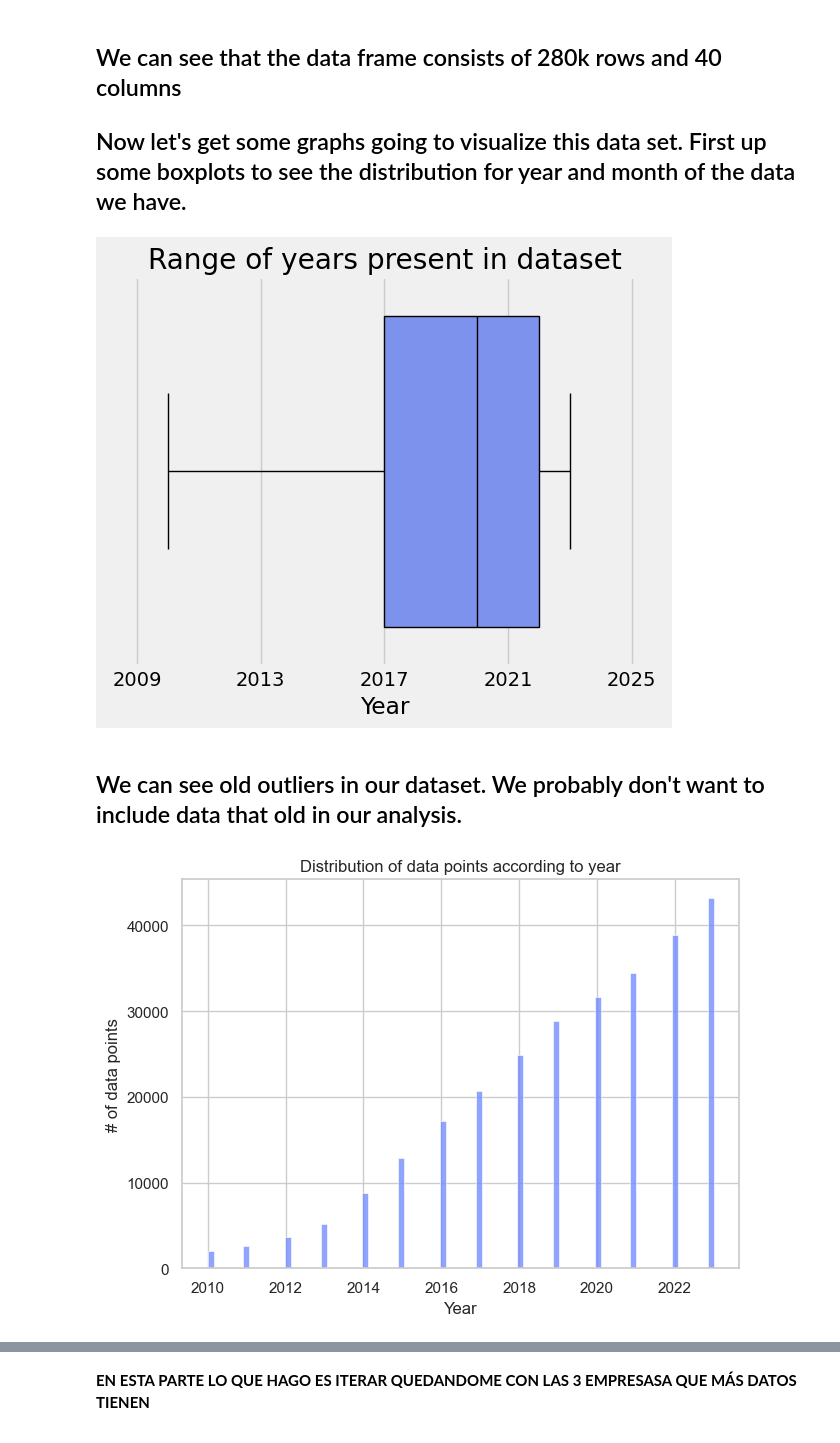
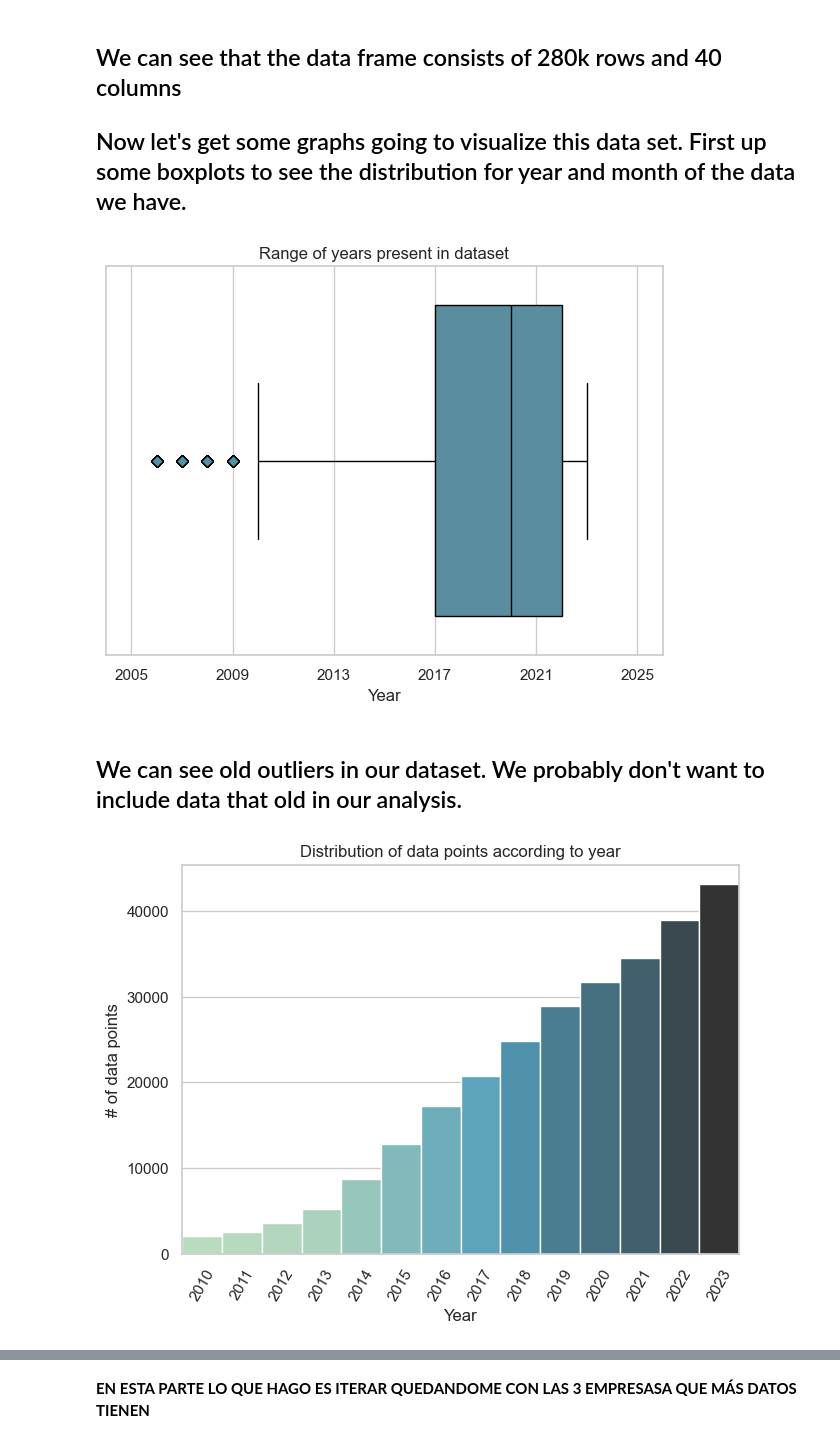
Before and after one commit to FelipeC2T/Pozos_Argentina, a Jupyter notebook: EN_Analisis_Pozos.ipynb, the cells around one changed output, grey strips where cells are left out. Cells and saved outputs as stored; diff of their text form; code cells hidden in the pictures.

Commit message:
Barplot update
Changed histplot to barplot with better aesthetics

```diff
--- a/EN_Analisis_Pozos.ipynb
+++ b/EN_Analisis_Pozos.ipynb
@@ -33,9 +33,10 @@ class color:
    END = '\033[0m'
 
 # Set stylistic options for plots generated later on
-plt.style.use('fivethirtyeight')
-pd.set_option('display.max_columns', 500)
-color_pal = plt.rcParams["axes.prop_cycle"].by_key()["color"]
+sns.set_context("notebook")
+#plt.style.use('fivethirtyeight')
+#pd.set_option('display.max_columns', 500)
+#color_pal = plt.rcParams["axes.prop_cycle"].by_key()["color"]
 # %%
 # Check for data
 data_url = 'http://datos.energia.gob.ar/dataset/c846e79c-026c-4040-897f-1ad3543b407c/resource/b5b58cdc-9e07-41f9-b392-fb9ec68b0725/download/produccin-de-pozos-de-gas-y-petrleo-no-convencional.csv'
@@ -179,39 +180,48 @@ while np.max(ticks) < df['anio'].max():
 # Generate the plot
 fig, ax = plt.subplots()
 sns.boxplot( x = df['anio'],
-            color='#6B86FF',
+            color='#5092AB',
             linecolor = 'black',
-            flierprops={"marker": "D", "markerfacecolor" : "#6B86FF"})
+            flierprops={"marker": "D", "markerfacecolor" : "#5092AB"})
 ax.set_xlim(np.min(ticks) - 1, np.max(ticks) + 1)    # Need to +-1 to make sure ends of graph and ticks not cut off
 plt.xticks(ticks)
 plt.title('Range of years present in dataset')
 plt.xlabel('Year')
 plt.show()
 # %% [output]
-[figure, old version]
+[figure, new version]
 # %% [markdown]
 ## We can see old outliers in our dataset. We probably don't want to include data that old in our analysis.
 # %%
 # Filter out data with outlier years via inter-quartile range (IRQ)
 
 #Calculate IQR
 Q1 = df['anio'].quantile(0.25)
 Q3 = df['anio'].quantile(0.75)
 IQR = Q3 - Q1
 
 # Define upper and lower limits for identifying outliers
 lower_lim = Q1 - 1.5 * IQR
 upper_lim = Q3 + 1.5 * IQR
 
 # Filter the outliers from the dataframe
 df['anio']=df['anio'][(df['anio'] >= lower_lim) & (df['anio'] <= upper_lim)]
 
+hist_df = df.groupby(['anio']).size().reset_index(name='count')
+hist_df['anio'] = (hist_df['anio'].astype(int)).astype(str)
+
 # Plot a histogram
-sns.histplot(x = df['anio'],
-             color='#6B86FF')
+fig = sns.barplot(data = hist_df,
+                  x = 'anio',
+                  y = 'count',
+                  hue = 'count',
+                  legend = None,
+                  width = 1,
+                  palette = 'GnBu_d')
 plt.xlabel('Year')
 plt.ylabel('# of data points')
+fig.set_xticklabels(hist_df['anio'], rotation=60)
 plt.title('Distribution of data points according to year')
 plt.show()
 # %% [output]
-[figure, old version]
+[figure, new version]
```
Also changed, not shown: parts of 1 cell of this notebook, 1 other file.
